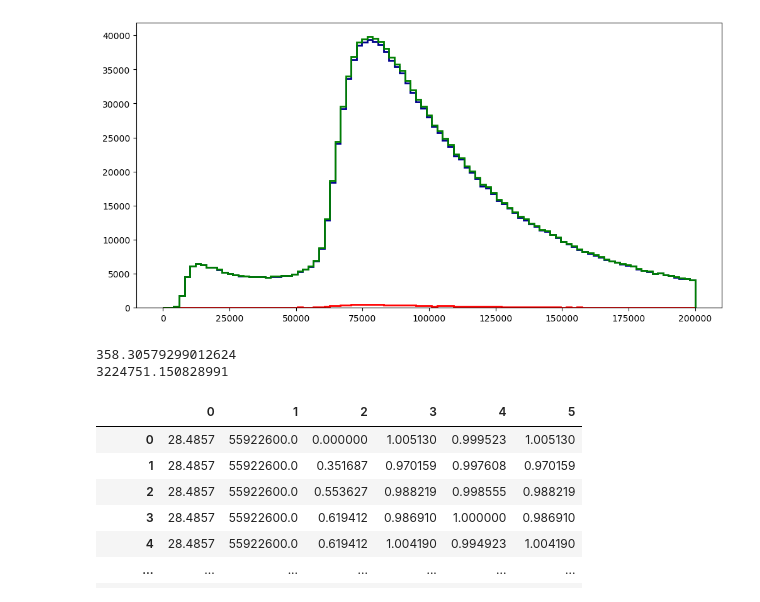
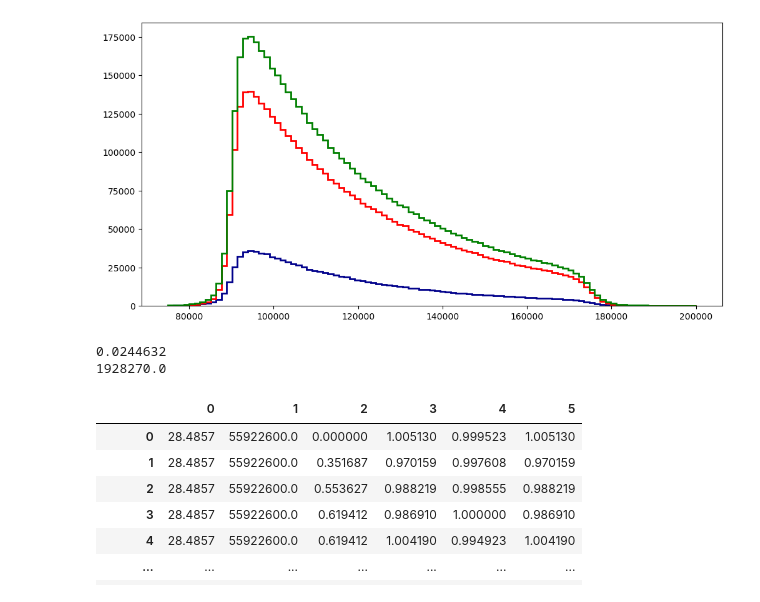
Before and after one commit to FindTheHiggs/Code, a Jupyter notebook: Code/Support.ipynb, the cells around one changed output. Cells and saved outputs as stored; diff of their text form; code cells hidden in the pictures.

```diff
--- a/Code/Support.ipynb
+++ b/Code/Support.ipynb
@@ -141,6 +275,8 @@ Done dataDout.csv
+# %%
+#Open another file to access the different graphs
+df = pd.read_csv('./../CSVfiles/ggH.csv')
 # %%
-#Open another file to access the different graphs
-with open('./CSVfiles/ggH.data', 'rb') as f:
-    df=pickle.load(f)
-print('This is {} percent signal data'.format(((len(df[df[0]==1]))/len(df[df[0]==0])*100)))
+#Quick look at the data
+print(df.head)
+print('This is {} percent signal data'.format((((len(df[df['label']==1]))/len(df))*100)))
 # %% [output]
@@ -218,22 +392,23 @@ print(min(pt2))
 # %%
+#Do a plot of the mass spectrum
 plt.figure(figsize=(12,6), dpi= 100)
-inv_m = df[1].values
-sigs = df[1][df[0]==1].values
-bkgs = df[1][df[0]==0].values
-xlims=[0, 200000]
+inv_m = df['mass'].values
+sigs = df['mass'][df['label']==1].values
+bkgs = df['mass'][df['label']==0].values
+xlims=[75000,200000]
 bins = np.linspace(xlims[0],xlims[1],100,endpoint=True)
 #plt.xlim((100000,150000))
 plt.hist(bkgs, color = 'darkblue', histtype='step', bins=bins,linewidth=2)
 plt.hist(sigs, color = 'red', histtype='step', bins=bins,linewidth=2)
 plt.hist(inv_m, color = 'green', histtype='step', bins=bins,linewidth=2)
 plt.show()
 
 print(min(inv_m))
 print(max(inv_m))
 # %% [output]
-[figure, old version]
+[figure, new version]
-358.30579299012624
-3224751.150828991
+0.0244632
+1928270.0
 # %%
 with open('./CSVfiles/ggH_sf.data', 'rb') as f:
     df=pickle.load(f)
```
Also changed, not shown: parts of 11 cells of this notebook, 1 other file.
